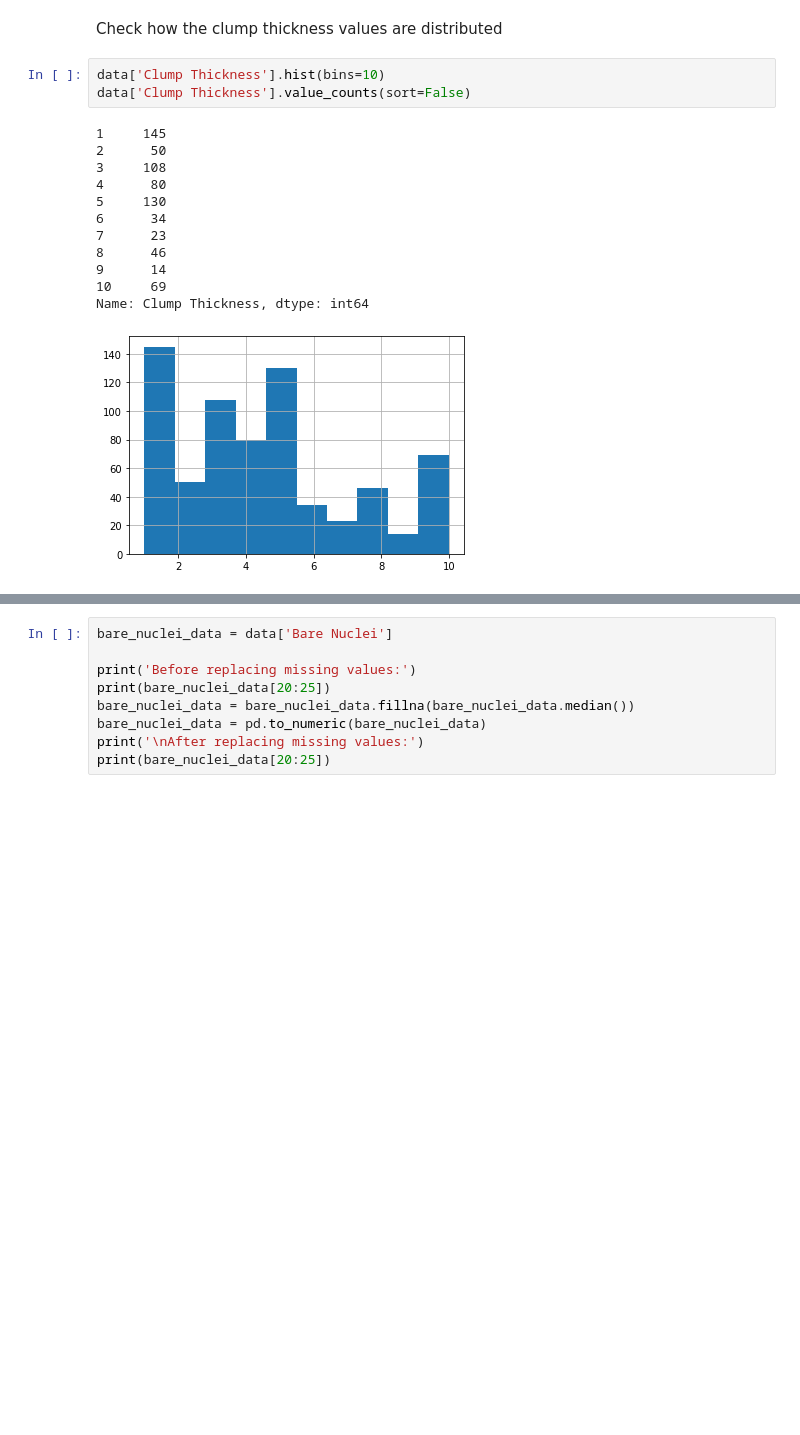
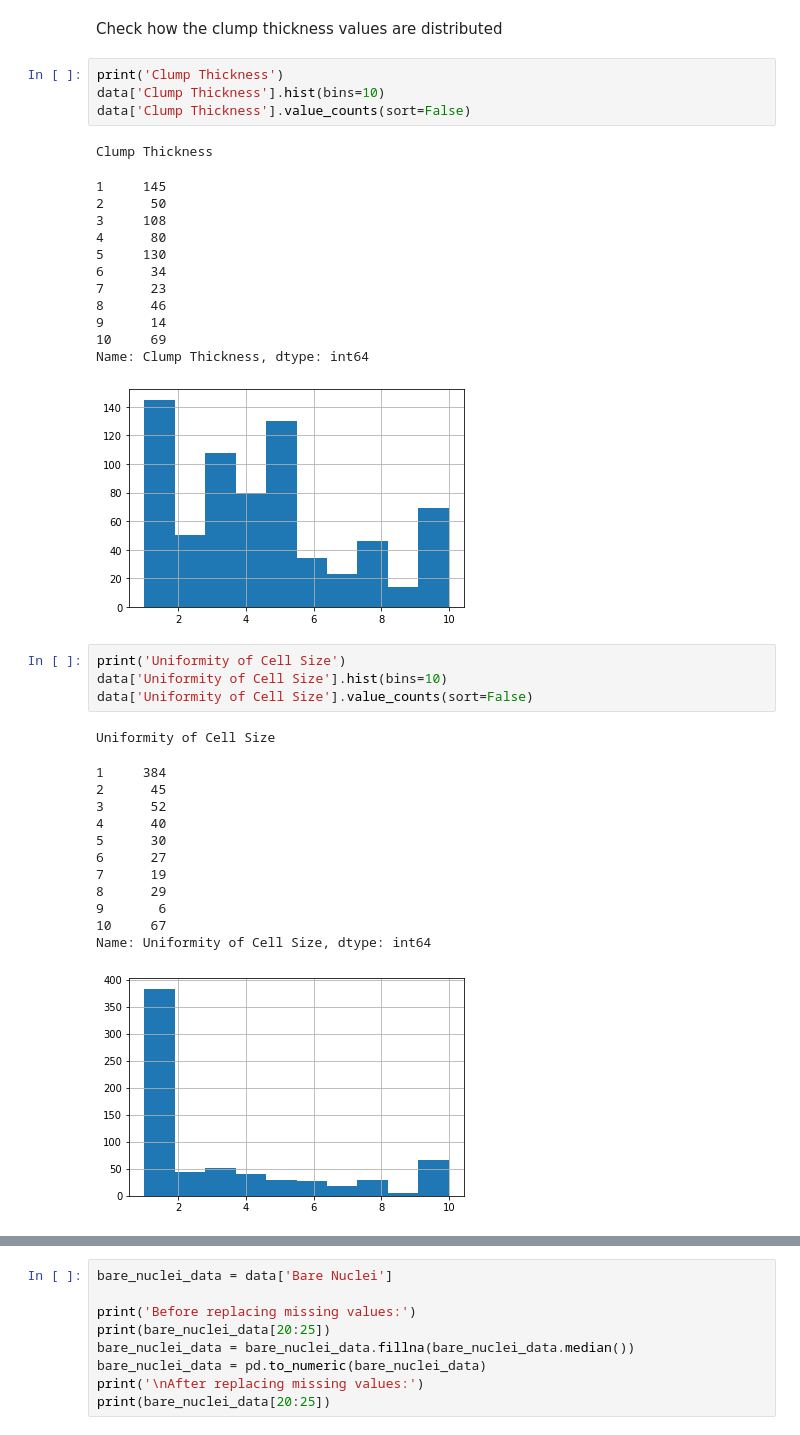
Before and after one commit to vpaluparthi/ML_Assignment1, a Jupyter notebook: Group244_BreastCancer.ipynb, the cells around one changed output, grey strips where cells are left out. Drawn from its saved outputs; the diff is of its cells as text; blank space fills up the shorter version.

```diff
--- a/Group244_BreastCancer.ipynb
+++ b/Group244_BreastCancer.ipynb
@@ -84,18 +99,38 @@ data.boxplot(figsize=(20,3))
 # %% [markdown]
 Check how the clump thickness values are distributed
 # %%
+print('Clump Thickness')
 data['Clump Thickness'].hist(bins=10)
 data['Clump Thickness'].value_counts(sort=False)
 # %% [output]
-1     145
-2      50
-3     108
-4      80
-5     130
-6      34
-7      23
-8      46
-9      14
-10     69
-Name: Clump Thickness, dtype: int64
+Clump Thickness
+1     145
+2      50
+3     108
+4      80
+5     130
+6      34
+7      23
+8      46
+9      14
+10     69
+Name: Clump Thickness, dtype: int64
 [figure]
+# %%
+print('Uniformity of Cell Size')
+data['Uniformity of Cell Size'].hist(bins=10)
+data['Uniformity of Cell Size'].value_counts(sort=False)
+# %% [output]
+Uniformity of Cell Size
+1     384
+2      45
+3      52
+4      40
+5      30
+6      27
+7      19
+8      29
+9       6
+10     67
+Name: Uniformity of Cell Size, dtype: int64
+[figure, added]
```
Also changed, not shown: parts of 27 cells of this notebook.
